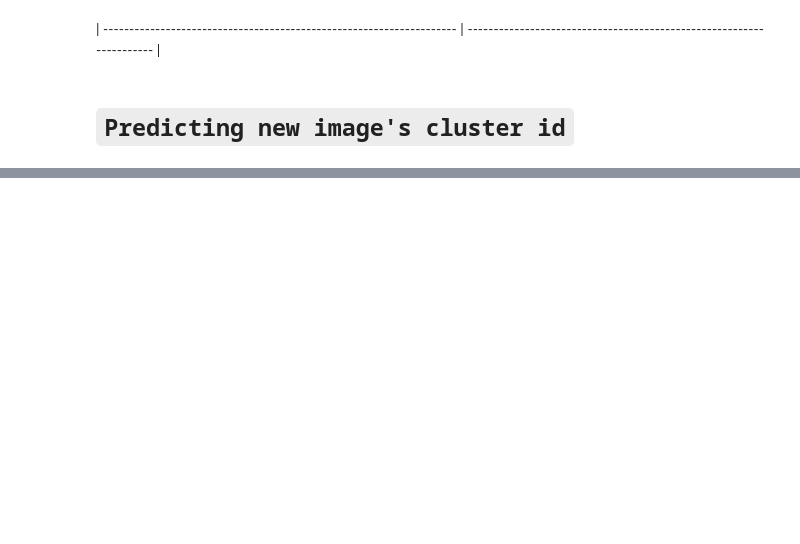
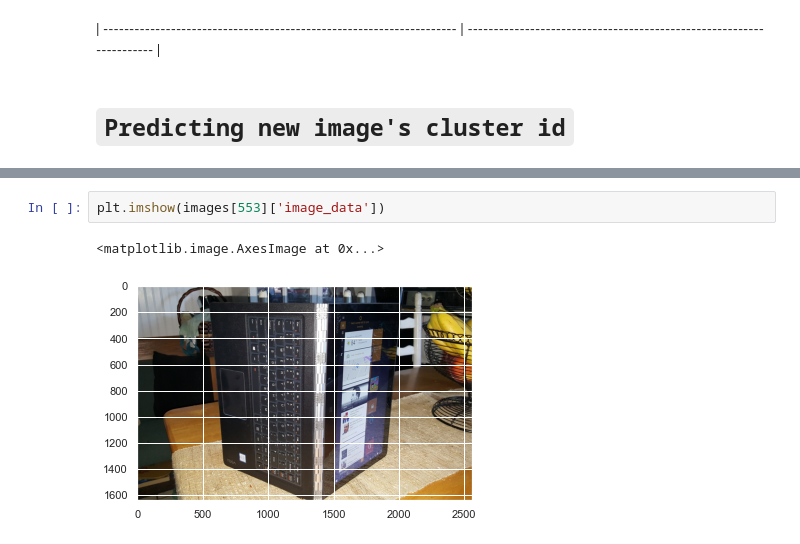
Before and after one commit to FlamPiyush/Cloud_Archi_clustering, a Jupyter notebook: test.ipynb, the cells around one changed output, grey strips where cells are left out. Saved outputs shown, nothing was run; the diff lists cells and outputs as text; blank space fills up the shorter version.

```diff
--- a/test.ipynb
+++ b/test.ipynb
@@ -249,0 +245,5 @@ print(a[0])
+# %%
+plt.imshow(images[553]['image_data'])
+# %% [output]
+<matplotlib.image.AxesImage at 0x...>
+[figure, added]
```
Also changed, not shown: parts of 19 cells of this notebook, 4 other files.
